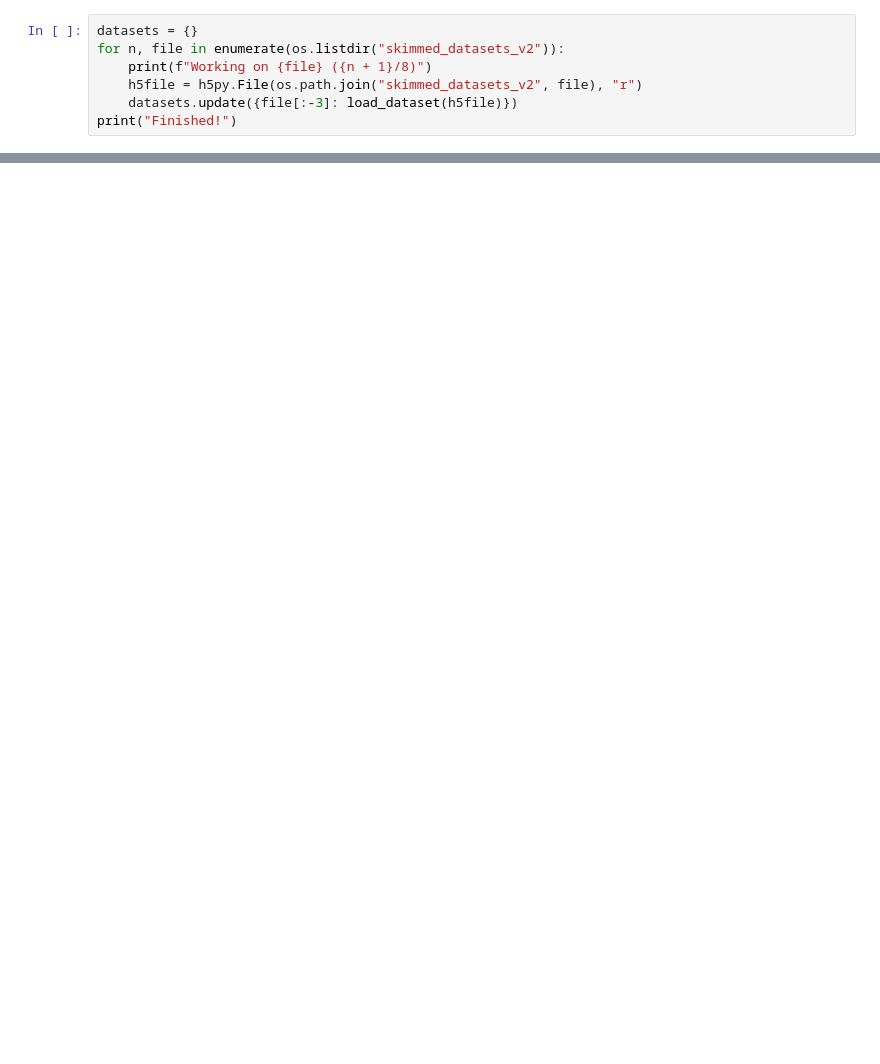
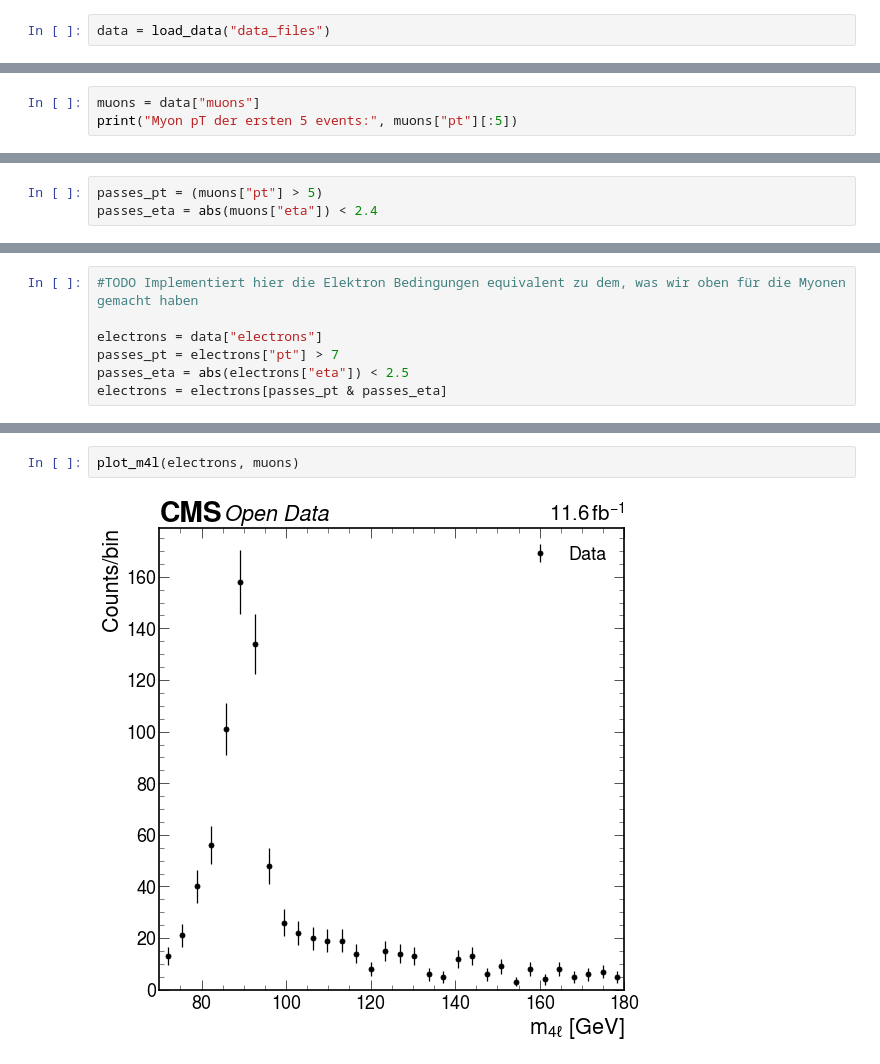
Before and after one commit to guanfacin24/projekttage-HTo4L, a Jupyter notebook: analysis.ipynb, the cells around one changed output, grey strips where cells are left out. Drawn from its saved outputs; the diff is of its cells as text; blank space fills up the shorter version.

```diff
--- a/analysis.ipynb
+++ b/analysis.ipynb
@@ -12,7 +32,2 @@ mplhep.style.use("CMS")
 # %%
-datasets = {}
-for n, file in enumerate(os.listdir("skimmed_datasets_v2")):
-    print(f"Working on {file} ({n + 1}/8)")
-    h5file = h5py.File(os.path.join("skimmed_datasets_v2", file), "r")
-    datasets.update({file[:-3]: load_dataset(h5file)})
-print("Finished!")
+data = load_data("data_files")
@@ -28,0 +53,3 @@ Finished!
+# %%
+muons = data["muons"]
+print("Myon pT der ersten 5 events:", muons["pt"][:5])
@@ -28,0 +69,3 @@ Finished!
+# %%
+passes_pt = (muons["pt"] > 5)
+passes_eta = abs(muons["eta"]) < 2.4
@@ -28,0 +84,7 @@ Finished!
+# %%
+#TODO Implementiert hier die Elektron Bedingungen equivalent zu dem, was wir oben für die Myonen gemacht haben
+
+electrons = data["electrons"]
+passes_pt = electrons["pt"] > 7
+passes_eta = abs(electrons["eta"]) < 2.5
+electrons = electrons[passes_pt & passes_eta]
@@ -28,0 +104,4 @@ Finished!
+# %%
+plot_m4l(electrons, muons)
+# %% [output]
+[figure, added]
```
Also changed, not shown: parts of 50 cells of this notebook, 2 other files.
